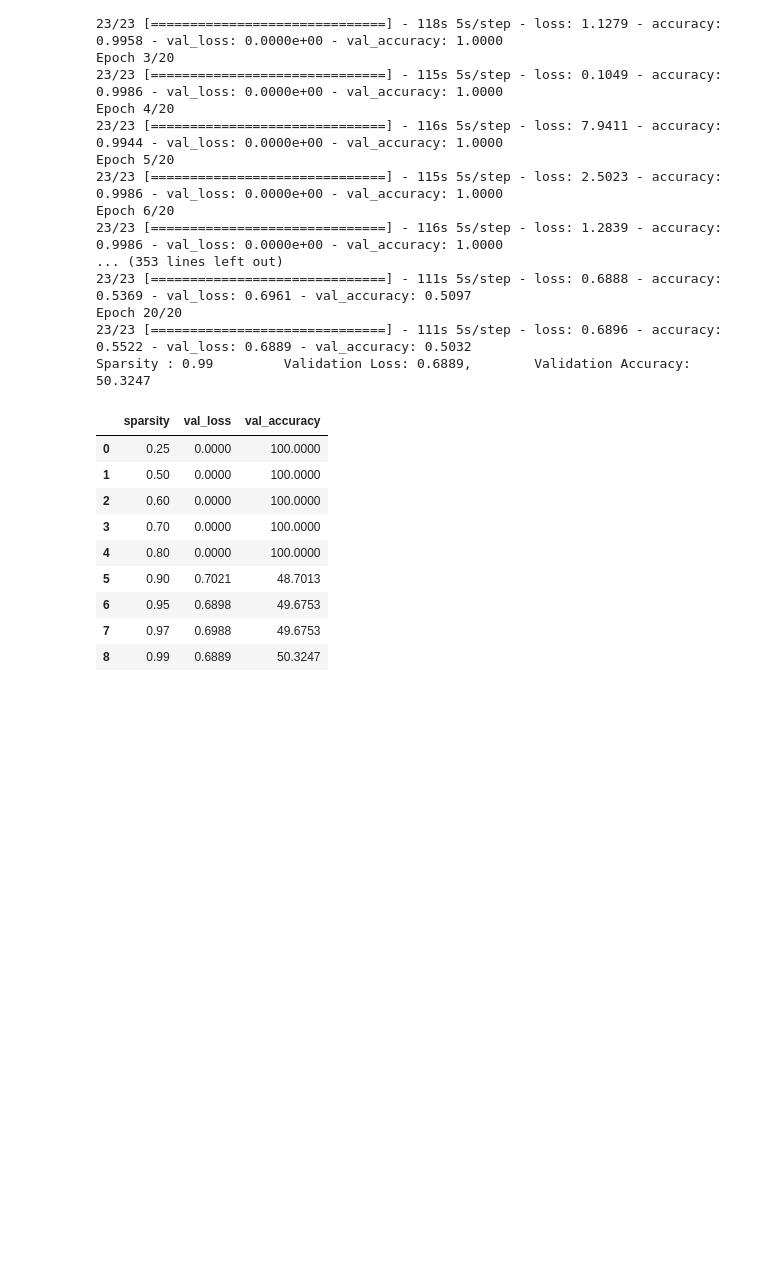
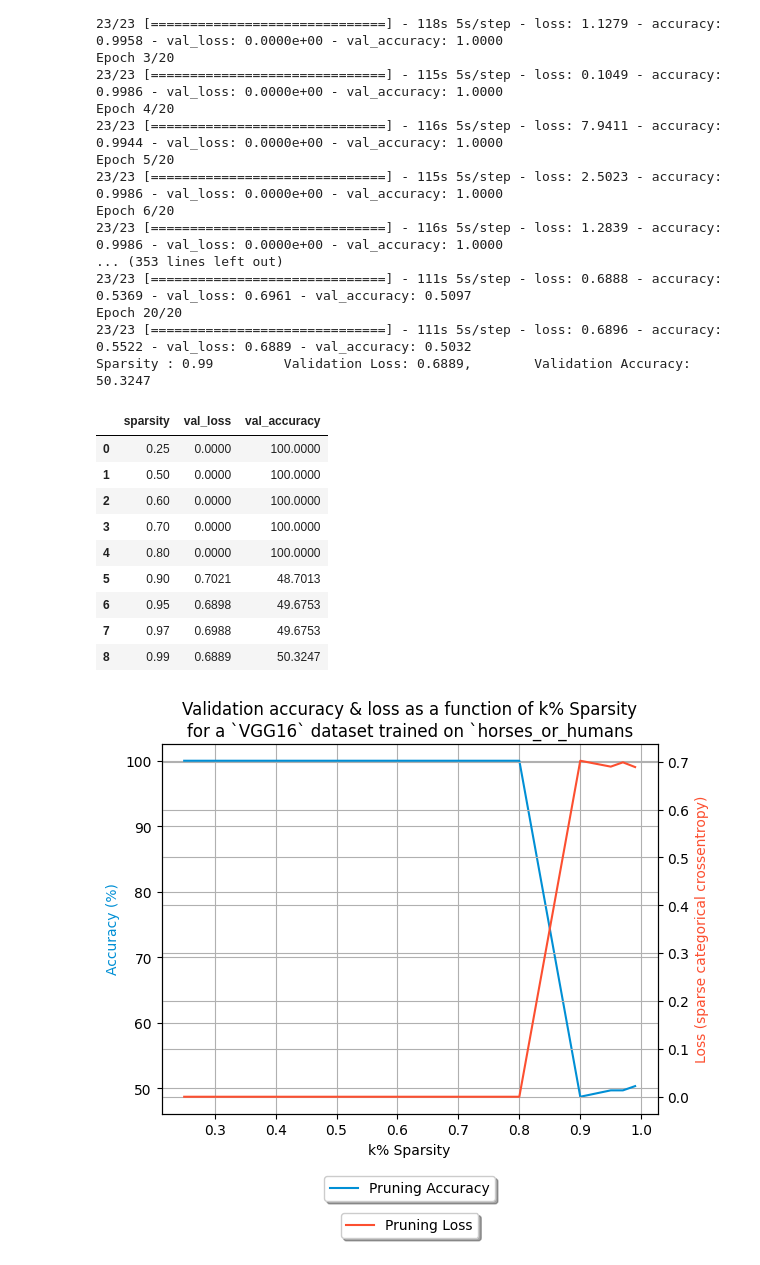
Before and after one commit to Elney5/optimization_cnn, a Jupyter notebook: experiences.ipynb, the cells around one changed output. Saved outputs shown, nothing was run; the diff lists cells and outputs as text; code cells hidden in the pictures; blank space fills up the shorter version.

```diff
--- a/experiences.ipynb
+++ b/experiences.ipynb
@@ -415,3 +416,28 @@ df
 # %%
 # Save the dataframe
 df.to_csv("pruning_metrics.csv")
+# %%
+data1 = pd.read_csv("pruning_metrics.csv")
+from IPython.core.pylabtools import figsize
+# Visualise the results to choose the best sparsity level to reduce maximum loss and maintain maximum accuracy
+fig = plt.figure()
+ax1 = fig.add_subplot(1, 1, 1)
+plt.grid(None)
+ax2 = ax1.twinx()
+plt.grid(None)
+plt.title('Validation accuracy & loss as a function of k% Sparsity\nfor a `VGG16` dataset trained on `horses_or_humans')
+ax1.plot(data1['sparsity'].values,
+         data1['val_accuracy'].values,
+         '#008fd5', linestyle='-', label='Pruning Accuracy')
+ax2.plot(data1['sparsity'].values,
+         data1['val_loss'].values,
+         '#fc4f30', linestyle='-', label='Pruning Loss')
+
+ax1.set_ylabel('Accuracy (%)', color='#008fd5')
+ax2.set_ylabel('Loss (sparse categorical crossentropy)', color='#fc4f30')
+ax1.set_xlabel('k% Sparsity')
+ax1.legend(loc='upper center', bbox_to_anchor=(0.5, -0.15), shadow=True, ncol=2);
+ax2.legend(loc='upper center', bbox_to_anchor=(0.5, -0.25), shadow=True, ncol=2);
+plt.savefig('Horses_or_Humans_sparsity_comparisons.png')
+# %% [output]
+[figure, added]
```
Also changed, not shown: parts of 2 cells of this notebook, 3 other files.
